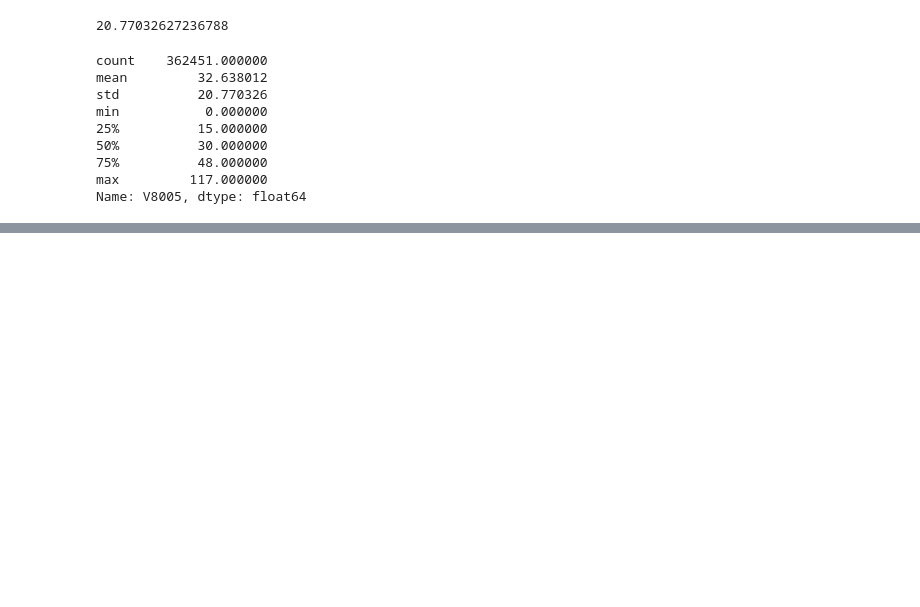
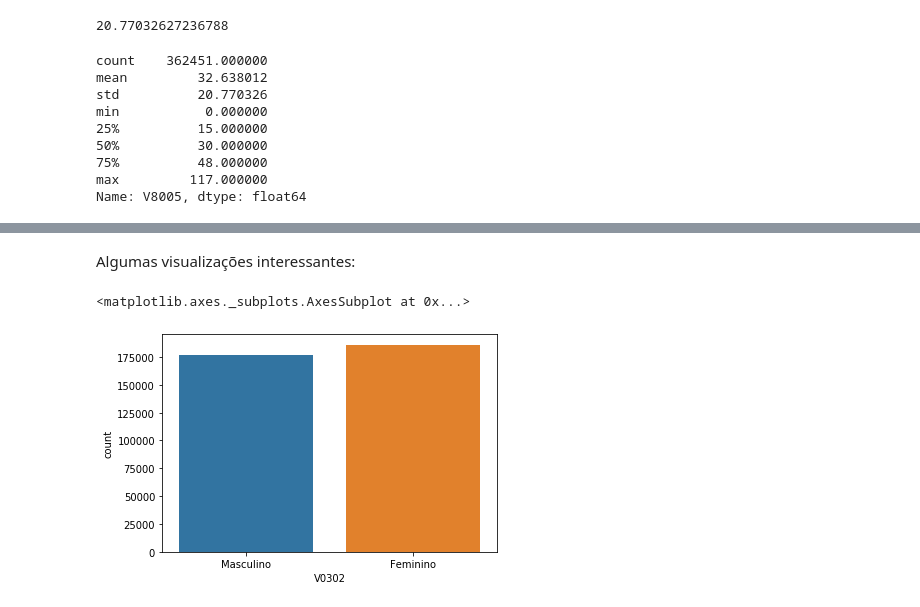
Before and after one commit to neylsoncrepalde/ICDP, a Jupyter notebook: 03_pandas_dataframes.ipynb, the cells around one changed output, grey strips where cells are left out. Drawn from its saved outputs; the diff is of its cells as text; code cells hidden in the pictures; blank space fills up the shorter version.

```diff
--- a/03_pandas_dataframes.ipynb
+++ b/03_pandas_dataframes.ipynb
@@ -129,0 +282,15 @@ Name: V8005, dtype: float64
+# %%
+# Primeiro vamos substituir sem instrução e menos de 1 ano por "0"
+pnad.loc[pnad.V4803 == 'Sem instrução e menos de 1 ano', 'V4803'] = '0'
+# %%
+# Agora, usando a biblioteca re, vamos substituir o padrão anos ou mais por nada
+# depois vamos substituir anos por nada
+import re
+anos_mais = re.compile(" anos ou mais")
+anos = re.compile(" anos")
+ano = re.compile(" ano")
+# %%
+# Como a biblioteca re só faz um caso de cada vez, vamos passar cada linha com a função do pandas apply
+pnad['V4803'] = pnad['V4803'].apply(lambda linha: anos_mais.sub("", linha))
+pnad['V4803'] = pnad['V4803'].apply(lambda linha: anos.sub("", linha))
+pnad['V4803'] = pnad['V4803'].apply(lambda linha: ano.sub("", linha))
@@ -129,0 +321,2 @@ Name: V8005, dtype: float64
+# %%
+pnad['V4803'] = pd.to_numeric(pnad['V4803'], errors='coerce')
@@ -129,0 +404,8 @@ Name: V8005, dtype: float64
+# %% [markdown]
+Algumas visualizações interessantes:
+# %%
+# Gráfico de barras de homens e mulheres
+sns.countplot('V0302', data=pnad)
+# %% [output]
+<matplotlib.axes._subplots.AxesSubplot at 0x...>
+[figure, added]
```
Also changed, not shown: parts of 49 cells of this notebook.
